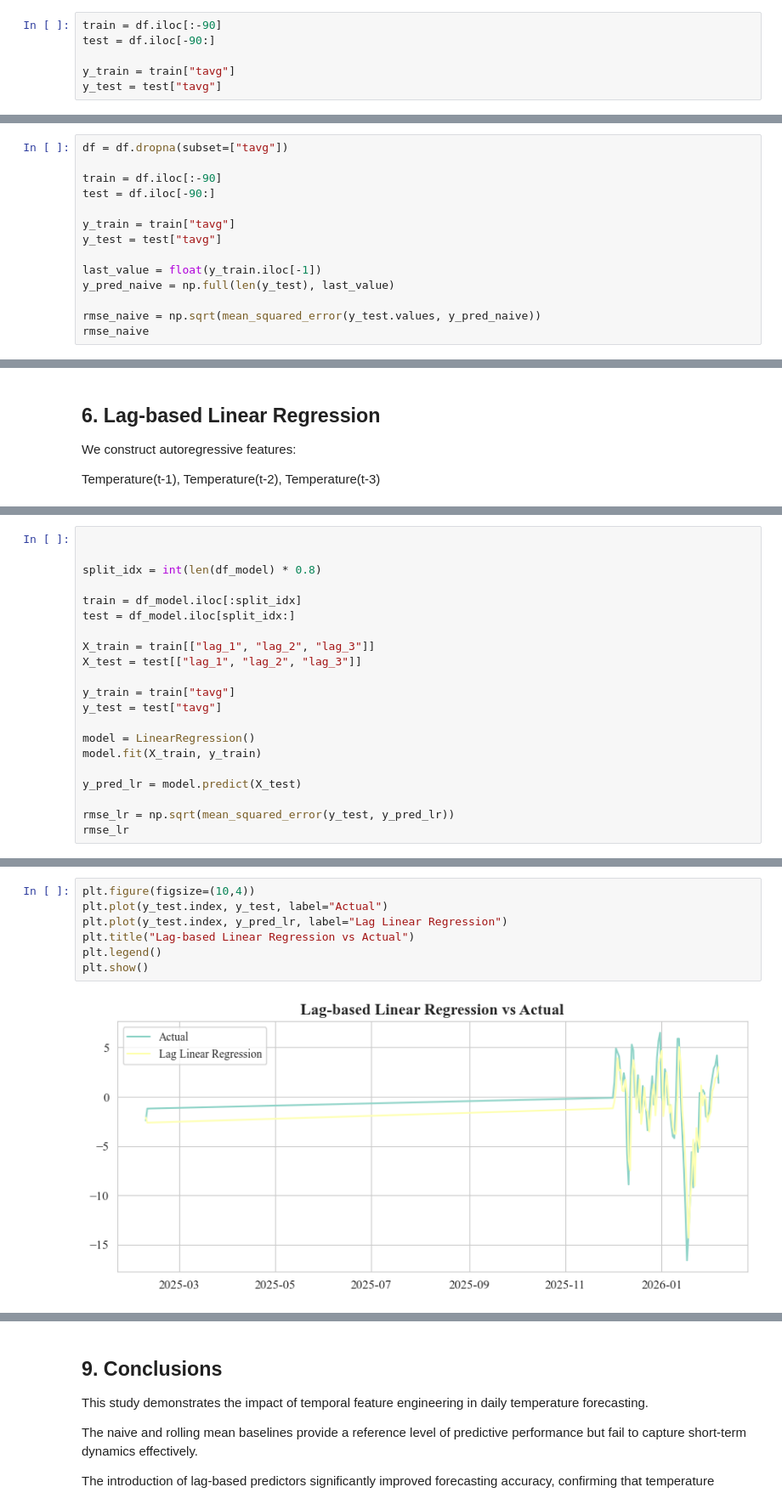
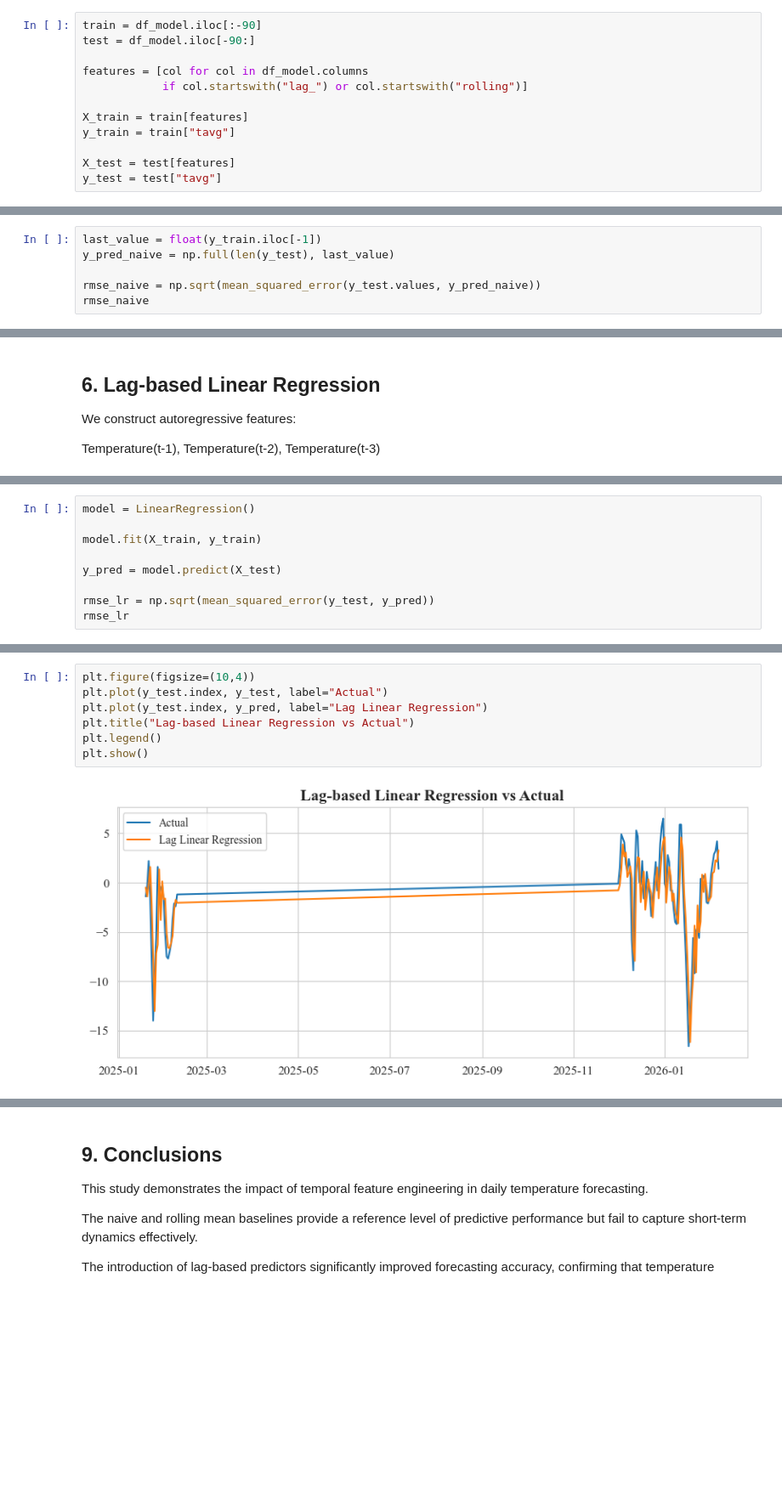
Before and after one commit to x1n0x/time-series-temperature-forecast, a Jupyter notebook: notebooks/03_baseline_models.ipynb, the cells around one changed output, grey strips where cells are left out. Shown at 85% size. Saved outputs shown, nothing was run; the diff lists cells and outputs as text; blank space fills up the shorter version.

```diff
--- a/notebooks/03_baseline_models.ipynb
+++ b/notebooks/03_baseline_models.ipynb
@@ -59,10 +78,16 @@ df.head()
 The last winter season is used as test data.
 No random splitting is applied to avoid data leakage.
 # %%
-train = df.iloc[:-90]
-test = df.iloc[-90:]
+train = df_model.iloc[:-90]
+test = df_model.iloc[-90:]
 
+features = [col for col in df_model.columns
+            if col.startswith("lag_") or col.startswith("rolling")]
+
+X_train = train[features]
 y_train = train["tavg"]
+
+X_test = test[features]
 y_test = test["tavg"]
 # %% [markdown]
 ## 4. Baseline 1 — Naive Forecast
@@ -70,14 +95,6 @@ y_test = test["tavg"]
 Assumption:
 The next day's temperature equals the last observed value.
 # %%
-df = df.dropna(subset=["tavg"])
-
-train = df.iloc[:-90]
-test = df.iloc[-90:]
-
-y_train = train["tavg"]
-y_test = test["tavg"]
-
 last_value = float(y_train.iloc[-1])
 y_pred_naive = np.full(len(y_test), last_value)
 
@@ -139,22 +143,10 @@ Rows after cleaning: 349
 # %%
+model = LinearRegression()
 
-
-split_idx = int(len(df_model) * 0.8)
-
-train = df_model.iloc[:split_idx]
-test = df_model.iloc[split_idx:]
-
-X_train = train[["lag_1", "lag_2", "lag_3"]]
-X_test = test[["lag_1", "lag_2", "lag_3"]]
-
-y_train = train["tavg"]
-y_test = test["tavg"]
-
-model = LinearRegression()
 model.fit(X_train, y_train)
 
-y_pred_lr = model.predict(X_test)
+y_pred = model.predict(X_test)
 
-rmse_lr = np.sqrt(mean_squared_error(y_test, y_pred_lr))
+rmse_lr = np.sqrt(mean_squared_error(y_test, y_pred))
 rmse_lr
 # %% [output]
@@ -162,9 +154,9 @@ np.float64(2.737467316584391)
 # %%
 plt.figure(figsize=(10,4))
 plt.plot(y_test.index, y_test, label="Actual")
-plt.plot(y_test.index, y_pred_lr, label="Lag Linear Regression")
+plt.plot(y_test.index, y_pred, label="Lag Linear Regression")
 plt.title("Lag-based Linear Regression vs Actual")
 plt.legend()
 plt.show()
 # %% [output]
-[figure, old version]
+[figure, new version]
```
Also changed, not shown: parts of 18 cells of this notebook.
